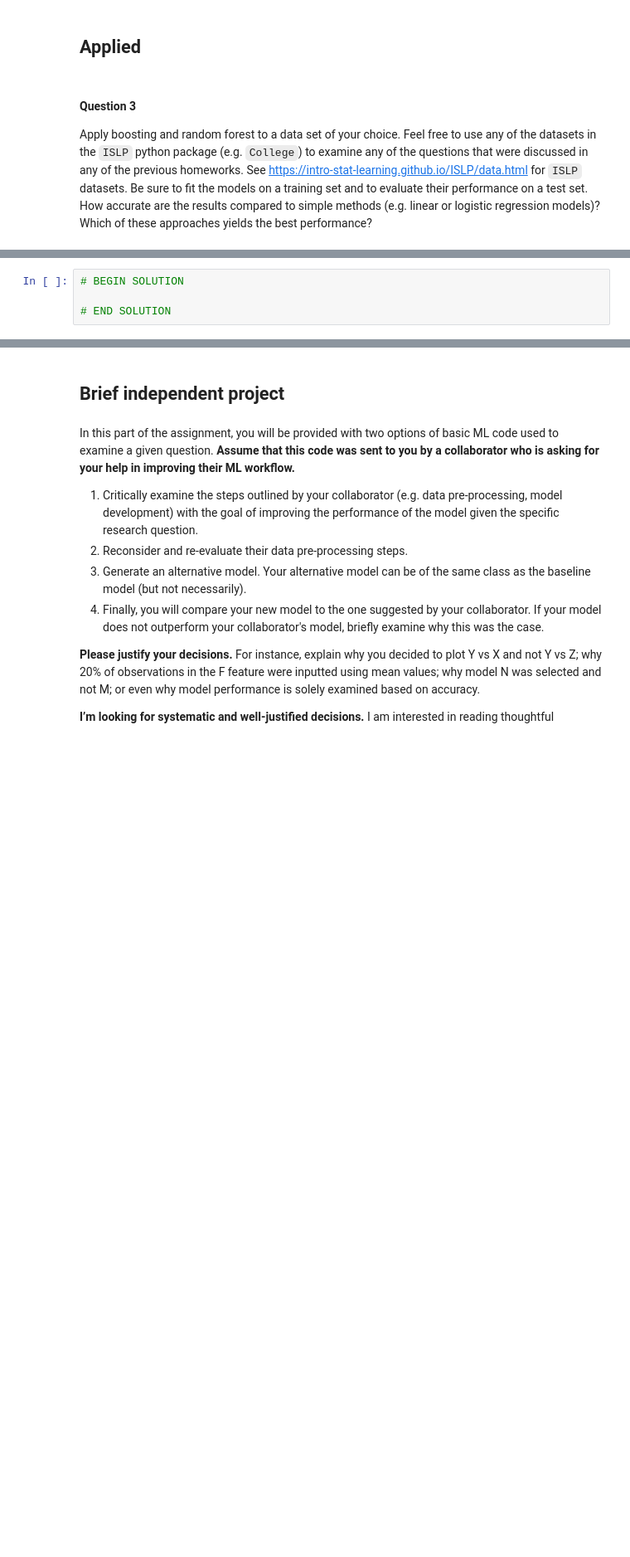
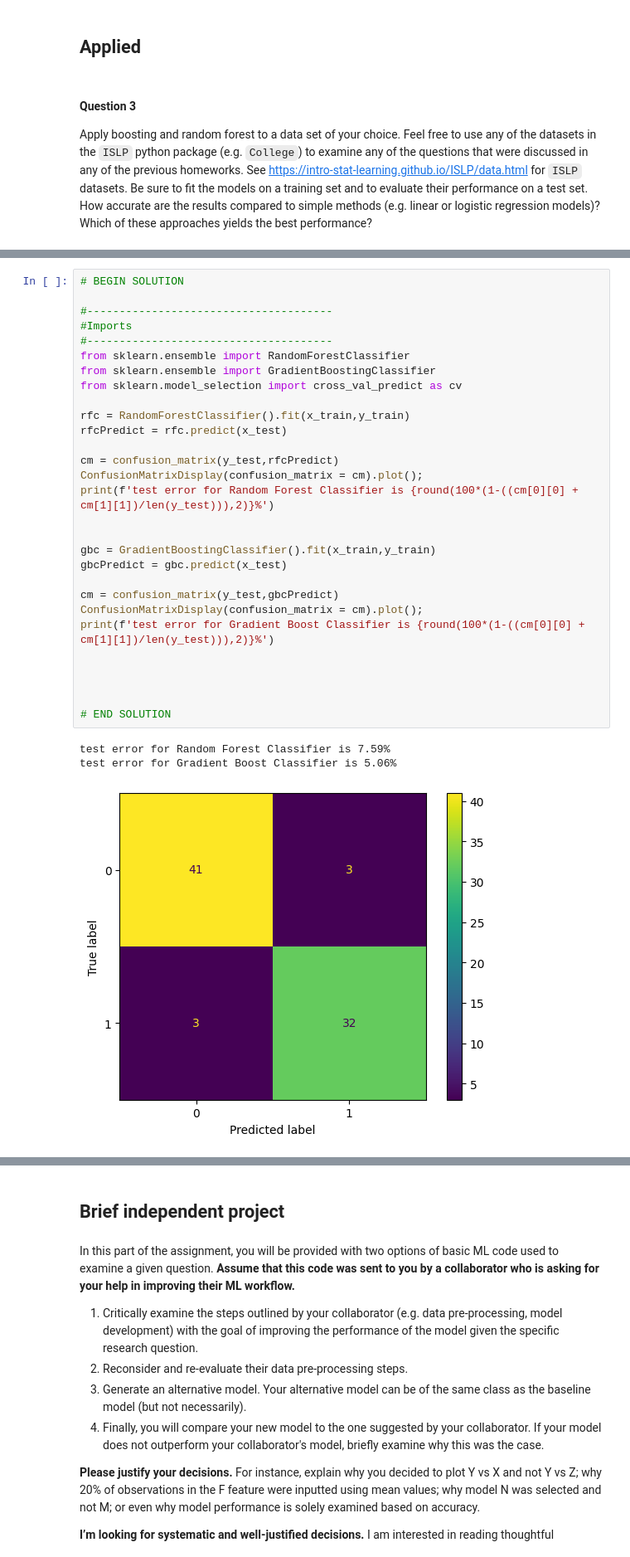
Before and after one commit to christian-ortmann/INFO521, a Jupyter notebook: ortmann_hw7_521.ipynb, the cells around one changed output, grey strips where cells are left out. Shown at 83% size. Cells and saved outputs as stored; diff of their text form; blank space fills up the shorter version.

```diff
--- a/ortmann_hw7_521.ipynb
+++ b/ortmann_hw7_521.ipynb
@@ -53,4 +125,33 @@ Apply boosting and random forest to a data set of your choice. Feel free to use
 # %%
 # BEGIN SOLUTION
 
+#--------------------------------------
+#Imports
+#--------------------------------------
+from sklearn.ensemble import RandomForestClassifier
+from sklearn.ensemble import GradientBoostingClassifier
+from sklearn.model_selection import cross_val_predict as cv
+
+rfc = RandomForestClassifier().fit(x_train,y_train)
+rfcPredict = rfc.predict(x_test)
+
+cm = confusion_matrix(y_test,rfcPredict)
+ConfusionMatrixDisplay(confusion_matrix = cm).plot();
+print(f'test error for Random Forest Classifier is {round(100*(1-((cm[0][0] + cm[1][1])/len(y_test))),2)}%')
+
+
+gbc = GradientBoostingClassifier().fit(x_train,y_train)
+gbcPredict = gbc.predict(x_test)
+
+cm = confusion_matrix(y_test,gbcPredict)
+ConfusionMatrixDisplay(confusion_matrix = cm).plot();
+print(f'test error for Gradient Boost Classifier is {round(100*(1-((cm[0][0] + cm[1][1])/len(y_test))),2)}%')
+
+
+
+
 # END SOLUTION
+# %% [output]
+test error for Random Forest Classifier is 7.59%
+test error for Gradient Boost Classifier is 5.06%
+[figure, added]
```
Also changed, not shown: parts of 11 cells of this notebook.
